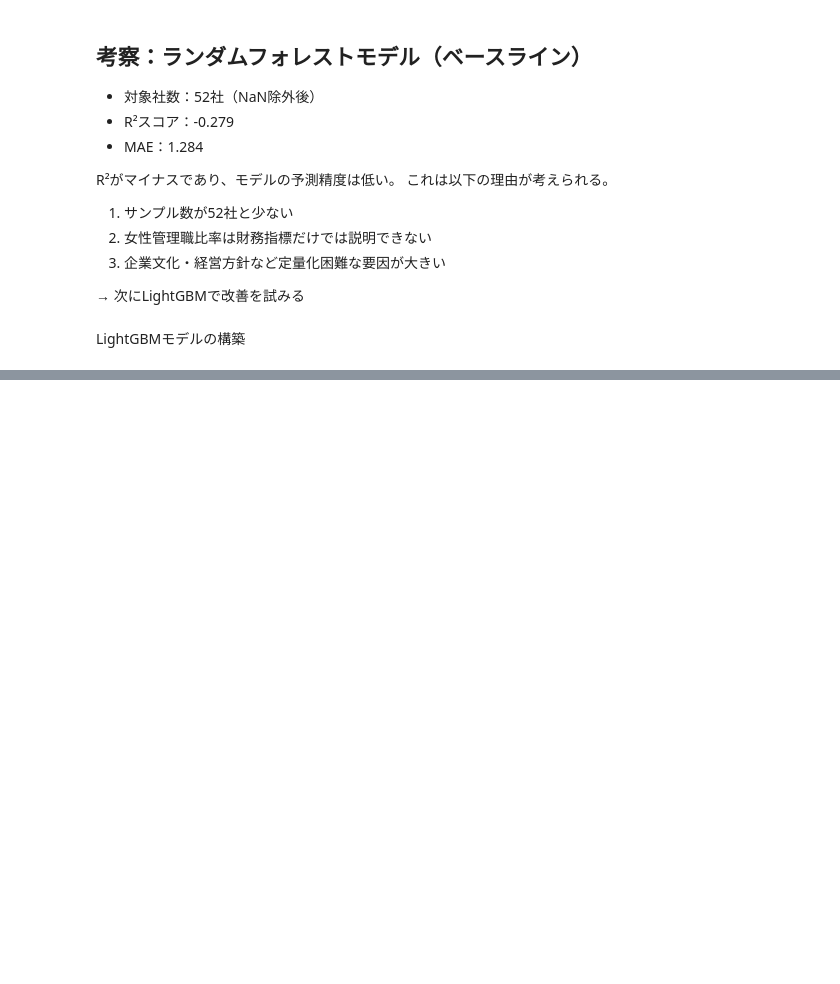
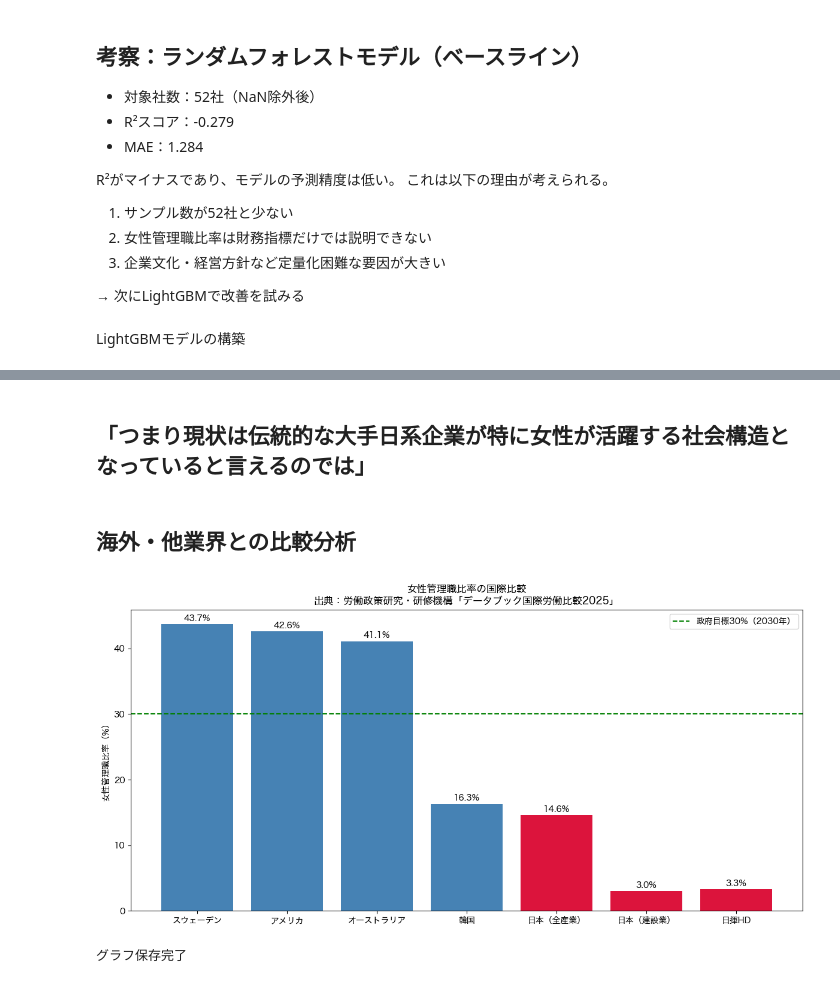
Before and after one commit to takeoka96/quest_1, a Jupyter notebook: notebooks/02_eda_visualization.ipynb, the cells around one changed output, grey strips where cells are left out. Saved outputs shown, nothing was run; the diff lists cells and outputs as text; code cells hidden in the pictures; blank space fills up the shorter version.

```diff
--- a/notebooks/02_eda_visualization.ipynb
+++ b/notebooks/02_eda_visualization.ipynb
@@ -398,0 +523,39 @@ OSError: dlopen(/Users/takeshiokada/quest_1/.venv/lib/python3.8/site-packages/li
+# %% [markdown]
+## 「つまり現状は伝統的な大手日系企業が特に女性が活躍する社会構造となっていると言えるのでは」
+# %% [markdown]
+## 海外・他業界との比較分析
+# %%
+# 国際比較データ
+# 出典：労働政策研究・研修機構（JILPT）「データブック国際労働比較2025」p.85
+# https://www.jil.go.jp/kokunai/statistics/databook/2025/03/d2025_3G-3.pdf
+
+df_global = pd.DataFrame({
+    '国・地域': ['スウェーデン', 'アメリカ', 'オーストラリア',
+                '韓国', '日本（全産業）', '日本（建設業）', '日揮HD'],
+    '女性管理職比率(%)': [43.7, 42.6, 41.1,
+                       16.3, 14.6, 3.0, 3.3],
+    '区分': ['海外', '海外', '海外',
+             '海外', '国内', '国内', '国内']
+})
+
+fig, ax = plt.subplots(figsize=(12, 6))
+colors = ['steelblue' if x == '海外' else 'crimson'
+          for x in df_global['区分']]
+bars = ax.bar(df_global['国・地域'], df_global['女性管理職比率(%)'],
+              color=colors)
+
+for bar, val in zip(bars, df_global['女性管理職比率(%)']):
+    ax.text(bar.get_x() + bar.get_width()/2, bar.get_height() + 0.5,
+            f'{val}%', ha='center', fontsize=10)
+
+ax.set_ylabel('女性管理職比率（%）')
+ax.set_title('女性管理職比率の国際比較\n出典：労働政策研究・研修機構「データブック国際労働比較2025」')
+ax.axhline(y=30, color='green', linestyle='--', label='政府目標30%（2030年）')
+ax.legend()
+plt.tight_layout()
+plt.savefig(os.path.join(base_path, 'fig08_global_comparison.png'), dpi=150)
+plt.show()
+print("グラフ保存完了")
+# %% [output]
+[figure, added]
+グラフ保存完了
```
Also changed, not shown: parts of 13 cells of this notebook, 3 other files.
